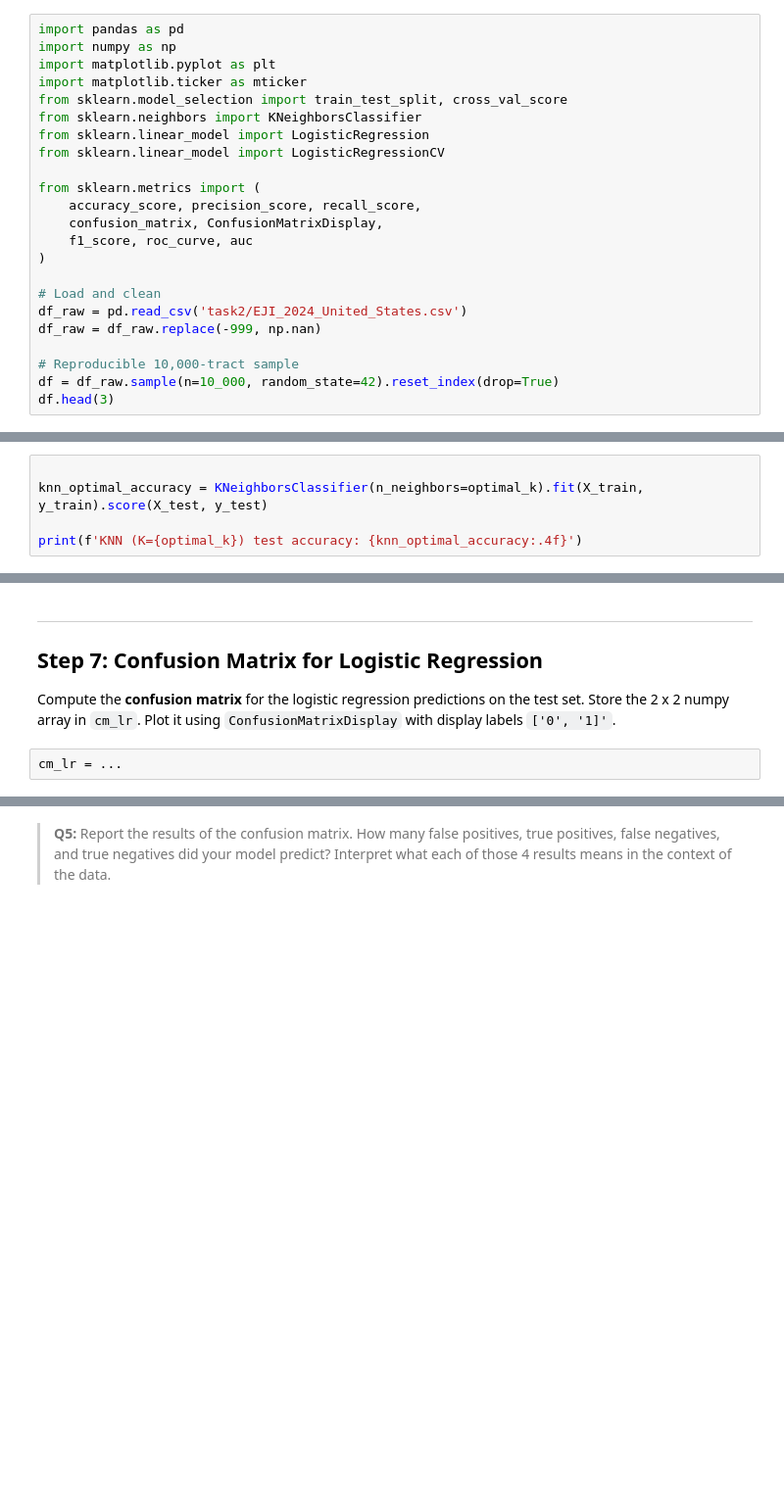
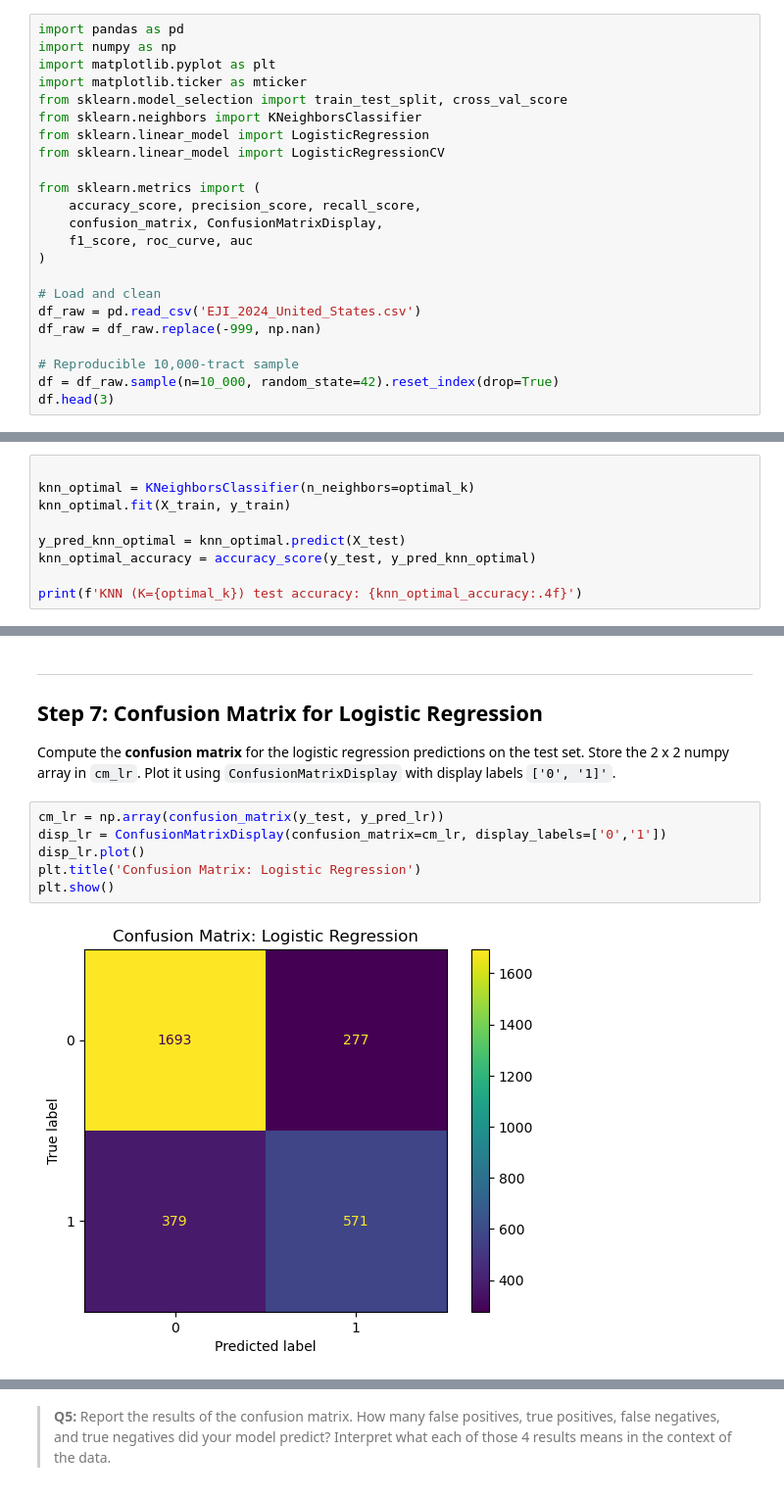
Before and after one commit to pfnorton39/assignment-2, a Jupyter notebook: task2/hw2-task2.ipynb, the cells around one changed output, grey strips where cells are left out. Shown at 98% size. Saved outputs shown, nothing was run; the diff lists cells and outputs as text; blank space fills up the shorter version.

```diff
--- a/task2/hw2-task2.ipynb
+++ b/task2/hw2-task2.ipynb
@@ -70,7 +70,7 @@ from sklearn.metrics import (
 )
 
 # Load and clean
-df_raw = pd.read_csv('task2/EJI_2024_United_States.csv')
+df_raw = pd.read_csv('EJI_2024_United_States.csv')
 df_raw = df_raw.replace(-999, np.nan)
 
 # Reproducible 10,000-tract sample
@@ -238,7 +238,11 @@ Using cross-validation to select K is better because a single test-set accuracy
  Re- run your  K-Nearest Neighbors Classifier with number of neighbors equal to  `optimal_k`. Store your accuracy in `knn_optimal_accuracy`.
 # %%
 
-knn_optimal_accuracy = KNeighborsClassifier(n_neighbors=optimal_k).fit(X_train, y_train).score(X_test, y_test)
+knn_optimal = KNeighborsClassifier(n_neighbors=optimal_k)
+knn_optimal.fit(X_train, y_train)
+
+y_pred_knn_optimal = knn_optimal.predict(X_test)
+knn_optimal_accuracy = accuracy_score(y_test, y_pred_knn_optimal)
 
 print(f'KNN (K={optimal_k}) test accuracy: {knn_optimal_accuracy:.4f}')
 # %% [output]
@@ -297,6 +314,12 @@ _Type your answer here, replacing this text._
 
 Compute the **confusion matrix** for the logistic regression predictions on the test set. Store the 2 x 2 numpy array in `cm_lr`. Plot it using `ConfusionMatrixDisplay` with display labels `['0', '1]'`.
 # %%
-cm_lr = ...
+cm_lr = np.array(confusion_matrix(y_test, y_pred_lr))
+disp_lr = ConfusionMatrixDisplay(confusion_matrix=cm_lr, display_labels=['0','1'])
+disp_lr.plot()
+plt.title('Confusion Matrix: Logistic Regression')
+plt.show()
+# %% [output]
+[figure, added]
 # %%
 grader.check("q11")
```
Also changed, not shown: parts of 18 cells of this notebook.
